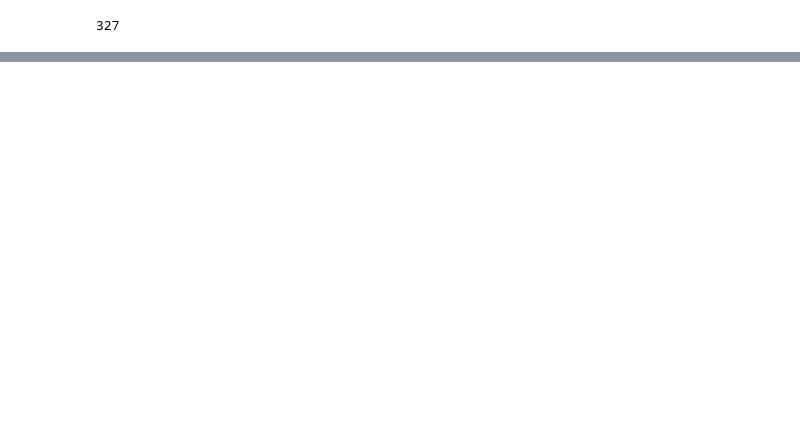
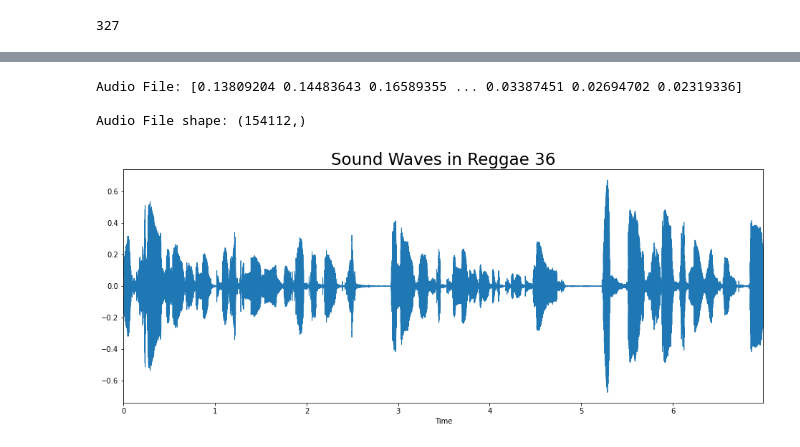
Before and after one commit to mehdihosseinimoghadam/Signal-Processing, a Jupyter notebook: Basics.ipynb, the cells around one changed output, grey strips where cells are left out. Saved outputs shown, nothing was run; the diff lists cells and outputs as text; code cells hidden in the pictures; blank space fills up the shorter version.

```diff
--- a/Basics.ipynb
+++ b/Basics.ipynb
@@ -62,0 +120,16 @@ plt.show()
+# %%
+audio_file, _ = librosa.effects.trim(y,top_db=7,)
+
+# the result is an numpy ndarray
+print('Audio File:', audio_file, '\n')
+print('Audio File shape:', np.shape(audio_file))
+# %% [output]
+Audio File: [0.13809204 0.14483643 0.16589355 ... 0.03387451 0.02694702 0.02319336]
+
+Audio File shape: (154112,)
+# %%
+plt.figure(figsize = (16, 6))
+librosa.display.waveplot(y = audio_file, sr = sr,);
+plt.title("Sound Waves in Reggae 36", fontsize = 23);
+# %% [output]
+[figure, added]
```
Also changed, not shown: parts of 24 cells of this notebook.
